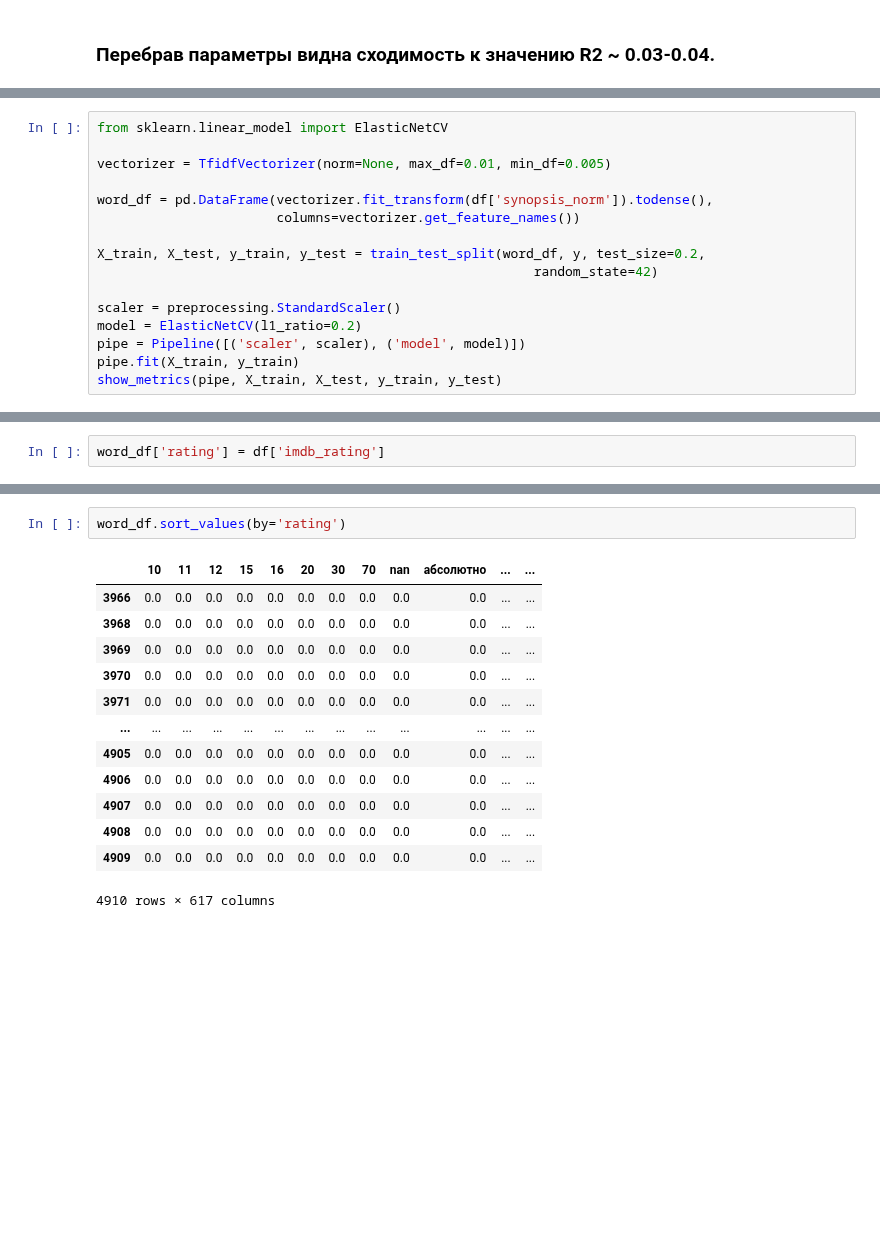
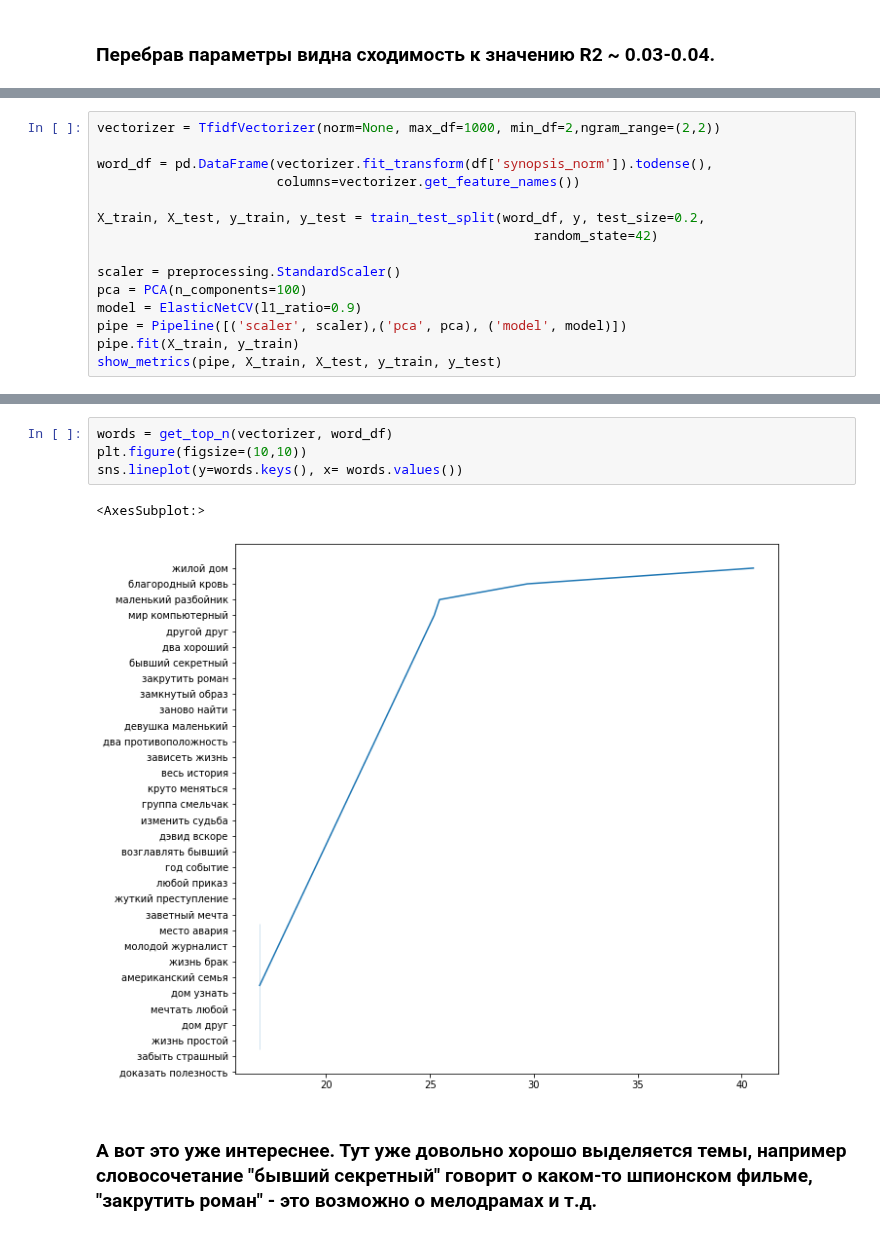
Before and after one commit to TefloniusMonk/intro, a Jupyter notebook: notebooks/parser.ipynb, the cells around one changed output, grey strips where cells are left out. Cells and saved outputs as stored; diff of their text form; blank space fills up the shorter version.

```diff
--- a/notebooks/parser.ipynb
+++ b/notebooks/parser.ipynb
@@ -853,7 +884,5 @@ MSE: 1.19
 # %%
-from sklearn.linear_model import ElasticNetCV
-
-vectorizer = TfidfVectorizer(norm=None, max_df=0.01, min_df=0.005)
+vectorizer = TfidfVectorizer(norm=None, max_df=1000, min_df=2,ngram_range=(2,2))
 
 word_df = pd.DataFrame(vectorizer.fit_transform(df['synopsis_norm']).todense(),
                        columns=vectorizer.get_feature_names())
@@ -862,8 +891,9 @@ X_train, X_test, y_train, y_test = train_test_split(word_df, y, test_size=0.2,
                                                         random_state=42)
 
 scaler = preprocessing.StandardScaler()
-model = ElasticNetCV(l1_ratio=0.2)
-pipe = Pipeline([('scaler', scaler), ('model', model)])
+pca = PCA(n_components=100)
+model = ElasticNetCV(l1_ratio=0.9)
+pipe = Pipeline([('scaler', scaler),('pca', pca), ('model', model)])
 pipe.fit(X_train, y_train)
 show_metrics(pipe, X_train, X_test, y_train, y_test)
 # %% [output]
@@ -901,2 +903,0 @@ MSE: 1.12
-# %%
-word_df['rating'] = df['imdb_rating']
@@ -933,16 +904,9 @@ df.sort_values(by='imdb_rating',ascending=False).drop(columns=[ 'operator', 'mus
-# %%
-word_df.sort_values(by='rating')
-# %% [output]
-|  | 10 | 11 | 12 | 15 | 16 | 20 | 30 | 70 | nan | абсолютно | ... | ... |
-| 3966 | 0.0 | 0.0 | 0.0 | 0.0 | 0.0 | 0.0 | 0.0 | 0.0 | 0.0 | 0.0 | ... | ... |
-| 3968 | 0.0 | 0.0 | 0.0 | 0.0 | 0.0 | 0.0 | 0.0 | 0.0 | 0.0 | 0.0 | ... | ... |
-| 3969 | 0.0 | 0.0 | 0.0 | 0.0 | 0.0 | 0.0 | 0.0 | 0.0 | 0.0 | 0.0 | ... | ... |
-| 3970 | 0.0 | 0.0 | 0.0 | 0.0 | 0.0 | 0.0 | 0.0 | 0.0 | 0.0 | 0.0 | ... | ... |
-| 3971 | 0.0 | 0.0 | 0.0 | 0.0 | 0.0 | 0.0 | 0.0 | 0.0 | 0.0 | 0.0 | ... | ... |
-| ... | ... | ... | ... | ... | ... | ... | ... | ... | ... | ... | ... | ... |
-| 4905 | 0.0 | 0.0 | 0.0 | 0.0 | 0.0 | 0.0 | 0.0 | 0.0 | 0.0 | 0.0 | ... | ... |
-| 4906 | 0.0 | 0.0 | 0.0 | 0.0 | 0.0 | 0.0 | 0.0 | 0.0 | 0.0 | 0.0 | ... | ... |
-| 4907 | 0.0 | 0.0 | 0.0 | 0.0 | 0.0 | 0.0 | 0.0 | 0.0 | 0.0 | 0.0 | ... | ... |
-| 4908 | 0.0 | 0.0 | 0.0 | 0.0 | 0.0 | 0.0 | 0.0 | 0.0 | 0.0 | 0.0 | ... | ... |
-| 4909 | 0.0 | 0.0 | 0.0 | 0.0 | 0.0 | 0.0 | 0.0 | 0.0 | 0.0 | 0.0 | ... | ... |
-4910 rows × 617 columns
+# %%
+words = get_top_n(vectorizer, word_df)
+plt.figure(figsize=(10,10))
+sns.lineplot(y=words.keys(), x= words.values())
+# %% [output]
+<AxesSubplot:>
+[figure, added]
+# %% [markdown]
+### А вот это уже интереснее. Тут уже довольно хорошо выделяется темы, например словосочетание "бывший секретный" говорит о каком-то шпионском фильме, "закрутить роман" - это возможно о мелодрамах и т.д.
```
Also changed, not shown: parts of 49 cells of this notebook.
